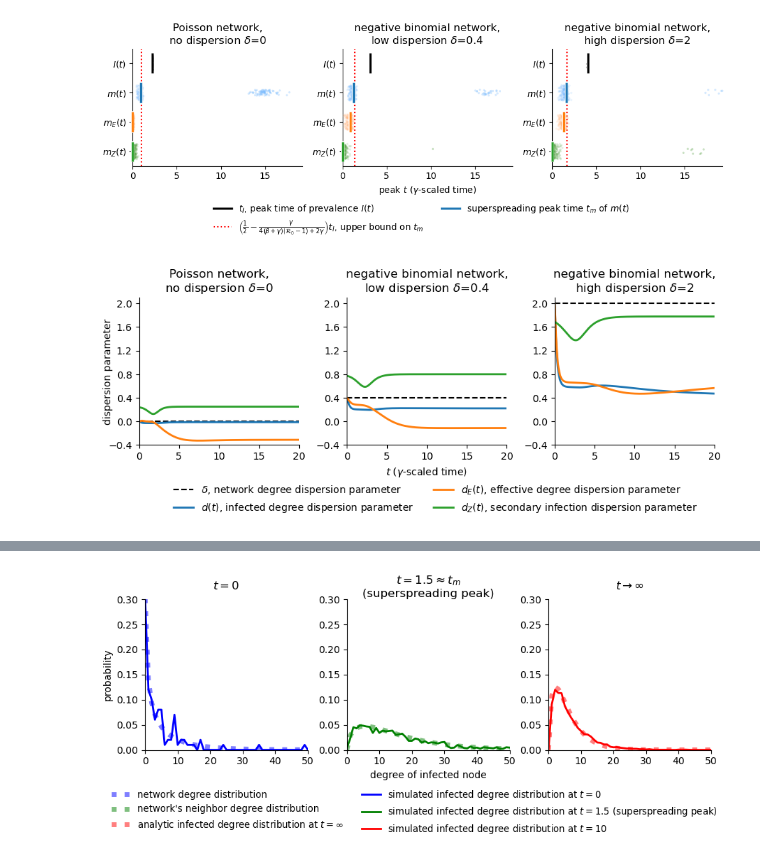
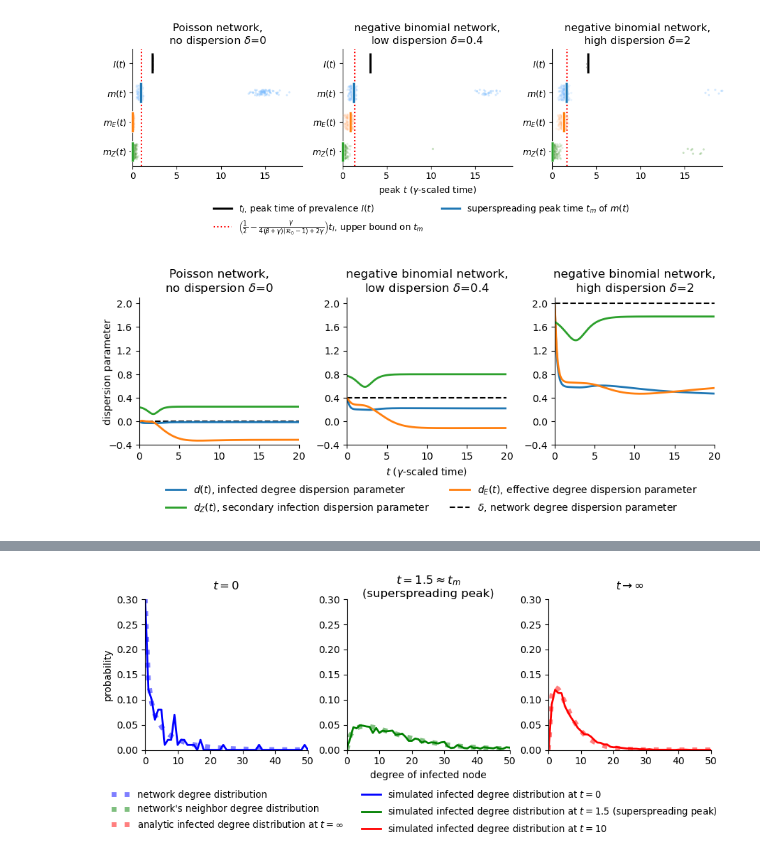
Before and after one commit to freedmanari/infected_degrees, a Jupyter notebook: network_epidemic.ipynb, the cells around one changed output, grey strips where cells are left out. Cells and saved outputs as stored; diff of their text form; code cells hidden in the pictures.

Commit message:
new figure means

```diff
--- a/network_epidemic.ipynb
+++ b/network_epidemic.ipynb
@@ -1170,19 +1170,24 @@ plt.legend([handles[idx] for idx in order],[labels[idx] for idx in order],
 # %%
 fig, ax = plt.subplots(ncols=3)
 fig.set_figheight(3.25)
 fig.set_figwidth(9)
 
 plot_ds('no', ax[0])
 plot_ds('low', ax[1])
 plot_ds('high', ax[2])
 
 ax[0].set_xlabel('')
 ax[2].set_xlabel('')
 ax[1].set_ylabel('')
 ax[2].set_ylabel('')
 plt.tight_layout()
-plt.legend(bbox_to_anchor=(.95, -.2), frameon=False, ncol=2)
+
+
+handles, labels = plt.gca().get_legend_handles_labels()
+order = [1,3,2,0]
+plt.legend([handles[idx] for idx in order],[labels[idx] for idx in order],
+           bbox_to_anchor=(.95, -.2), frameon=False, ncol=2)
 
 # plt.savefig('figures/ds.pdf',bbox_inches='tight')
 # %% [output]
-[figure, old version]
+[figure, new version]
```
Also changed, not shown: parts of 1 cell of this notebook, 2 other files.
